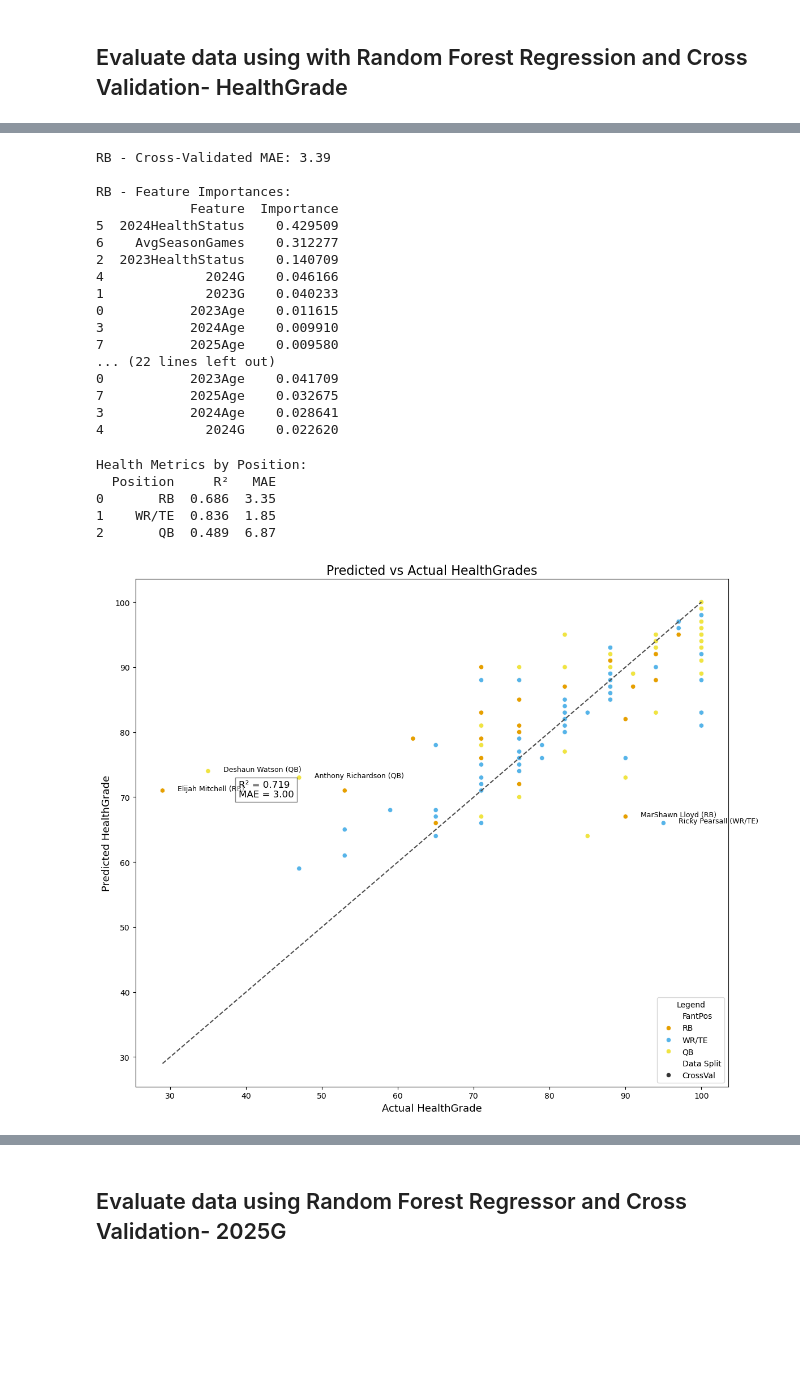
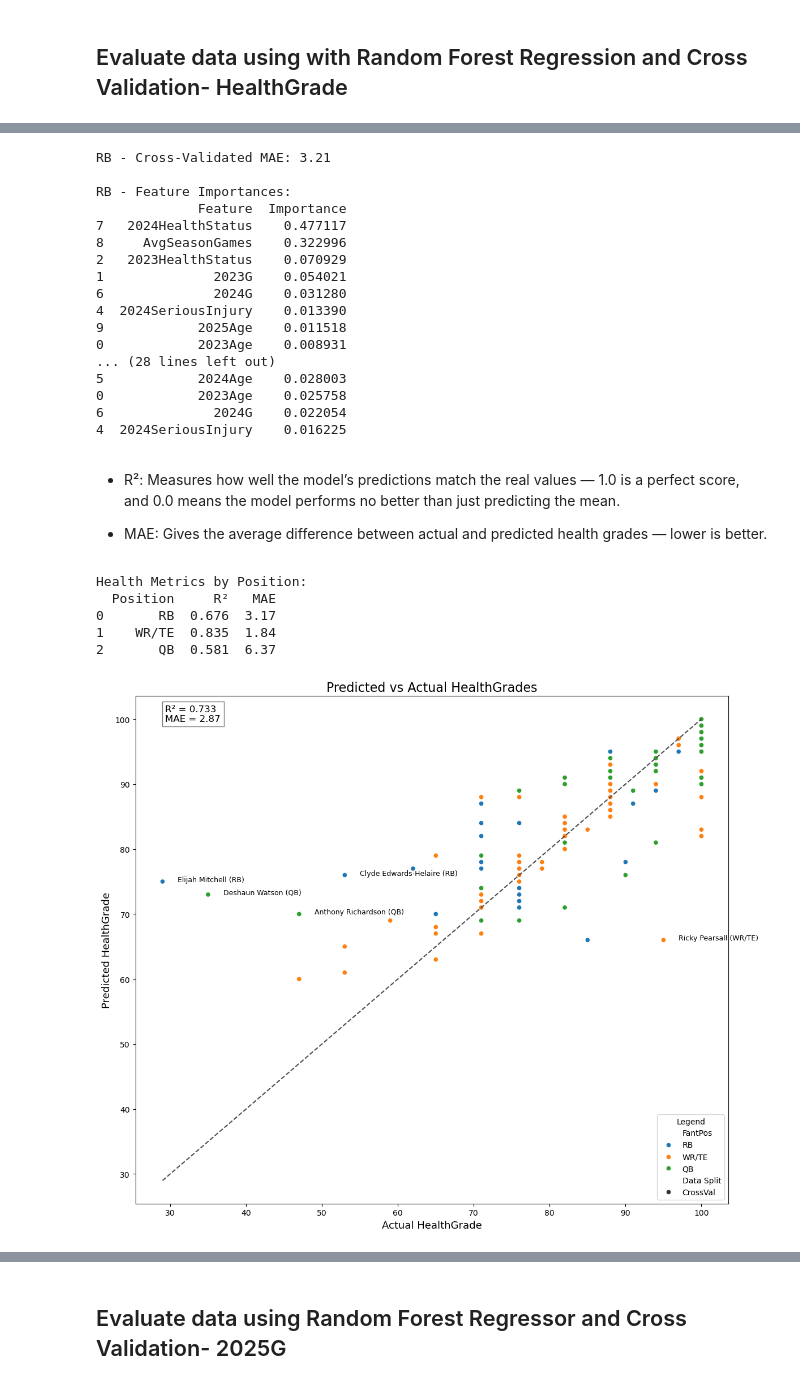
Before and after one commit to MoonData21/NFL_PlayersHealthProject, a Jupyter notebook: FootballProjectedGames.ipynb, the cells around one changed output, grey strips where cells are left out. Saved outputs shown, nothing was run; the diff lists cells and outputs as text; code cells hidden in the pictures; blank space fills up the shorter version.

```diff
--- a/FootballProjectedGames.ipynb
+++ b/FootballProjectedGames.ipynb
@@ -285,7 +316,7 @@ plt.show()
 # %%
 
 # Step 1: Cross-validation function
-def train_and_predict_cv(position, features, cv=5):
+def train_and_predict_cv(position, features):
     # Filter data
     position_data = combined_stats[combined_stats['FantPos'] == position].copy()
 
@@ -293,14 +324,23 @@ def train_and_predict_cv(position, features, cv=5):
         print(f"No data found for position: {position}")
         return pd.DataFrame()
 
-    # Prepare X and y
+    # Prepare X(predictor variables) and y(target variable)
     X = position_data[features].fillna(0).reset_index(drop=True)
     y = position_data['HealthGrade'].fillna(0).reset_index(drop=True)
     position_data = position_data.reset_index(drop=True)
 
+    # Adjust number of folds based on data size
+    n_samples = len(position_data)
+    if n_samples < 50:
+        n_splits = 3
+    else:
+        n_splits = 5
+    # "The QB model used 3-fold cross-validation due to smaller sample size (~38 QBs).
+    # This means results may carry higher variance and should be interpreted cautiously."
+
     # Define model and CV splitter
     rf = RandomForestRegressor(n_estimators=100, max_depth=10, random_state=42)
-    kf = KFold(n_splits=cv, shuffle=True, random_state=42)
+    kf = KFold(n_splits=n_splits, shuffle=True, random_state=42)
 
     # Get cross-validated predictions
     y_pred = cross_val_predict(rf, X, y, cv=kf)
@@ -327,7 +367,7 @@ def train_and_predict_cv(position, features, cv=5):
     return position_data[['Player', 'FantPos', 'Data Split', 'PredictedHealthGrade', 'HealthGrade']]
 
 # Step 2: Feature sets
-rb_features = ['2023Age', '2023G', '2023HealthStatus', '2024Age', '2024G', '2024HealthStatus', 'AvgSeasonGames', '2025Age']
+rb_features = ['2023Age', '2023G', '2023HealthStatus', '2023SeriousInjury', '2024SeriousInjury', '2024Age', '2024G', '2024HealthStatus', 'AvgSeasonGames', '2025Age']
 wrte_features = rb_features
 qb_features = rb_features
 
@@ -343,25 +383,29 @@ all_predictions = pd.concat([rb_predictions, wrte_predictions, qb_predictions]).
 output_path = "Data/FootballProjectedHealthGrades_CV.csv"
 all_predictions[['Player', 'Data Split', 'FantPos', 'PredictedHealthGrade', 'HealthGrade']].to_csv(output_path, index=False)
 # %% [output]
-RB - Cross-Validated MAE: 3.39
+RB - Cross-Validated MAE: 3.21
 
 RB - Feature Importances:
-            Feature  Importance
-5  2024HealthStatus    0.429509
-6    AvgSeasonGames    0.312277
-2  2023HealthStatus    0.140709
-4             2024G    0.046166
-1             2023G    0.040233
-0           2023Age    0.011615
-3           2024Age    0.009910
-7           2025Age    0.009580
-... (22 lines left out)
-0           2023Age    0.041709
-7           2025Age    0.032675
-3           2024Age    0.028641
-4             2024G    0.022620
+             Feature  Importance
+7   2024HealthStatus    0.477117
+8     AvgSeasonGames    0.322996
+2   2023HealthStatus    0.070929
+1              2023G    0.054021
+6              2024G    0.031280
+4  2024SeriousInjury    0.013390
+9            2025Age    0.011518
+0            2023Age    0.008931
+... (28 lines left out)
+5            2024Age    0.028003
+0            2023Age    0.025758
+6              2024G    0.022054
+4  2024SeriousInjury    0.016225
+# %% [markdown]
+* R²: Measures how well the model’s predictions match the real values — 1.0 is a perfect score, and 0.0 means the model performs no better than just predicting the mean.
+
+* MAE: Gives the average difference between actual and predicted health grades — lower is better.
 # %%
-# Evaluate R² and MAE by position
+# Evaluate R² and MAE by position for the full set and not each cross validation
 position_metrics = []
 
 for pos in all_predictions['FantPos'].unique():
@@ -378,9 +422,9 @@ print(position_metrics_df)
 # %% [output]
 Health Metrics by Position:
   Position     R²   MAE
-0       RB  0.686  3.35
-1    WR/TE  0.836  1.85
-2       QB  0.489  6.87
+0       RB  0.676  3.17
+1    WR/TE  0.835  1.84
+2       QB  0.581  6.37
 # %%
 # Compute R² and MAE for the whole dataset
 r2 = r2_score(all_predictions['HealthGrade'], all_predictions['PredictedHealthGrade'])
@@ -401,33 +445,37 @@ color_palette = {
 plt.figure(figsize=(12, 10))
 sns.scatterplot(
     data=all_predictions,
     x='HealthGrade', y='PredictedHealthGrade',
     hue='FantPos', style='Data Split',
-    palette=color_palette
+    palette='tab10'
 )
 
 # Diagonal line for the predictions
 min_val = all_predictions['HealthGrade'].min()
 max_val = all_predictions['HealthGrade'].max()
 plt.plot([min_val, max_val], [min_val, max_val], ls="--", c=".3")
 
 # Annotate top residual outliers
 for _, row in top_outliers.iterrows():
     plt.text(row['HealthGrade'] + 2, row['PredictedHealthGrade'],
              f"{row['Player']} ({row['FantPos']})", fontsize=9, color='black')
 
 # Titles and labels
 plt.title('Predicted vs Actual HealthGrades', fontsize=16)
 plt.xlabel('Actual HealthGrade', fontsize=13)
 plt.ylabel('Predicted HealthGrade', fontsize=13)
 
+# Get the current axes
+ax = plt.gca()
+
 # Show R² and MAE on the plot
-plt.text(min_val + 10, max_val - 30,
+plt.text(0.05, 0.95,
          f"R² = {r2:.3f}\nMAE = {mae:.2f}",
+         transform=ax.transAxes,
          fontsize=12, bbox=dict(facecolor='white', alpha=0.5))
 
 plt.legend(title='Legend', loc='lower right')
 plt.tight_layout()
 plt.show()
 # %% [output]
-[figure, old version]
+[figure, new version]
```
Also changed, not shown: parts of 27 cells of this notebook.
